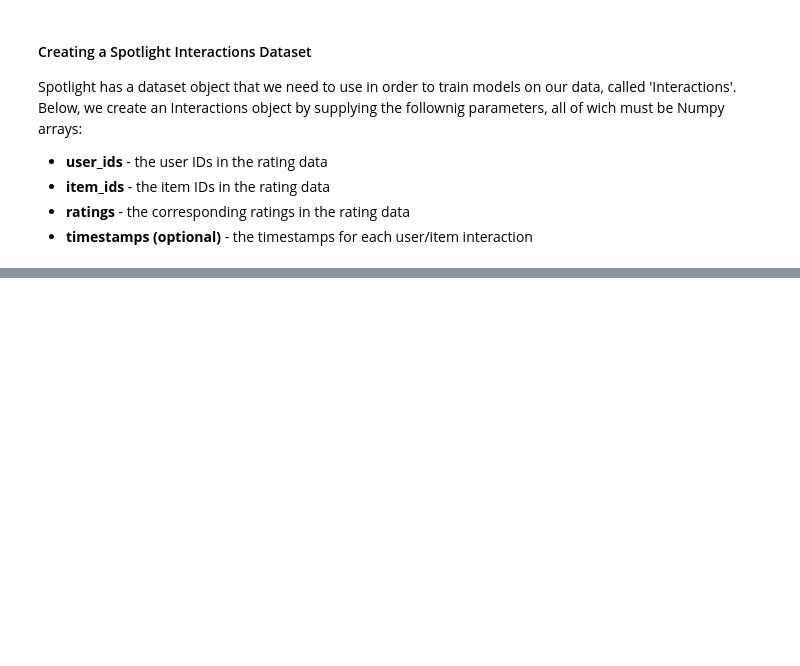
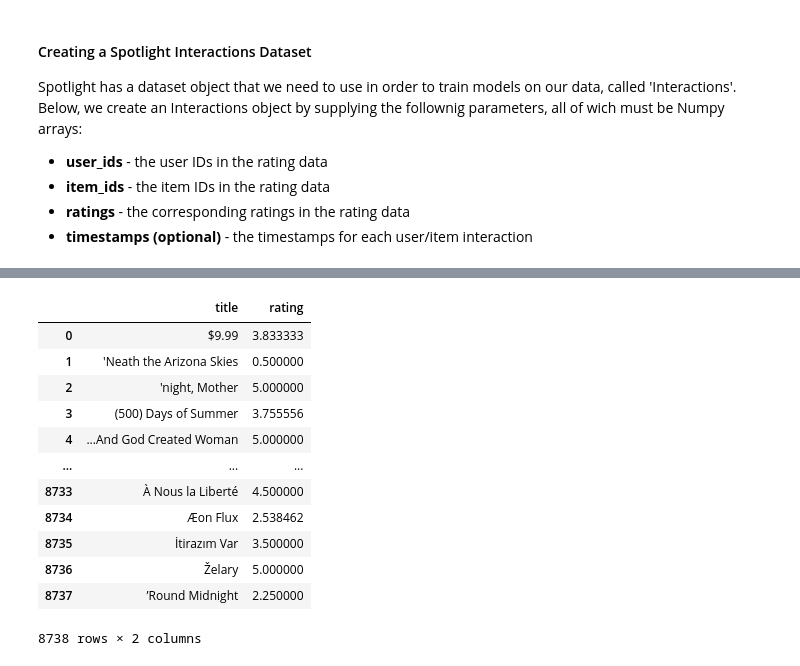
Before and after one commit to ADS-2023-FR1/Agile-Data-Science-Project-FR1, a Jupyter notebook: Data/initial_metrics_data.ipynb, the cells around one changed output, grey strips where cells are left out. Drawn from its saved outputs; the diff is of its cells as text; code cells hidden in the pictures; blank space fills up the shorter version.

```diff
--- a/Data/initial_metrics_data.ipynb
+++ b/Data/initial_metrics_data.ipynb
@@ -142,0 +220,3 @@ dataset = Interactions(user_ids= ratings_data['userId'].values,
+# %%
+meta_ratings = meta_ratings[['rating', 'title']]
+print(meta_ratings)
@@ -142,0 +238,19 @@ dataset = Interactions(user_ids= ratings_data['userId'].values,
+# %%
+# Group by title and calculate the mean rating for each title
+mean_ratings = meta_ratings.groupby('title')['rating'].mean().reset_index()
+mean_ratings['rating'] = mean_ratings['rating']
+mean_ratings
+# %% [output]
+|  | title | rating |
+| 0 | $9.99 | 3.833333 |
+| 1 | 'Neath the Arizona Skies | 0.500000 |
+| 2 | 'night, Mother | 5.000000 |
+| 3 | (500) Days of Summer | 3.755556 |
+| 4 | ...And God Created Woman | 5.000000 |
+| ... | ... | ... |
+| 8733 | À Nous la Liberté | 4.500000 |
+| 8734 | Æon Flux | 2.538462 |
+| 8735 | İtirazım Var | 3.500000 |
+| 8736 | Želary | 5.000000 |
+| 8737 | ’Round Midnight | 2.250000 |
+8738 rows × 2 columns
```
Also changed, not shown: parts of 15 cells of this notebook.
